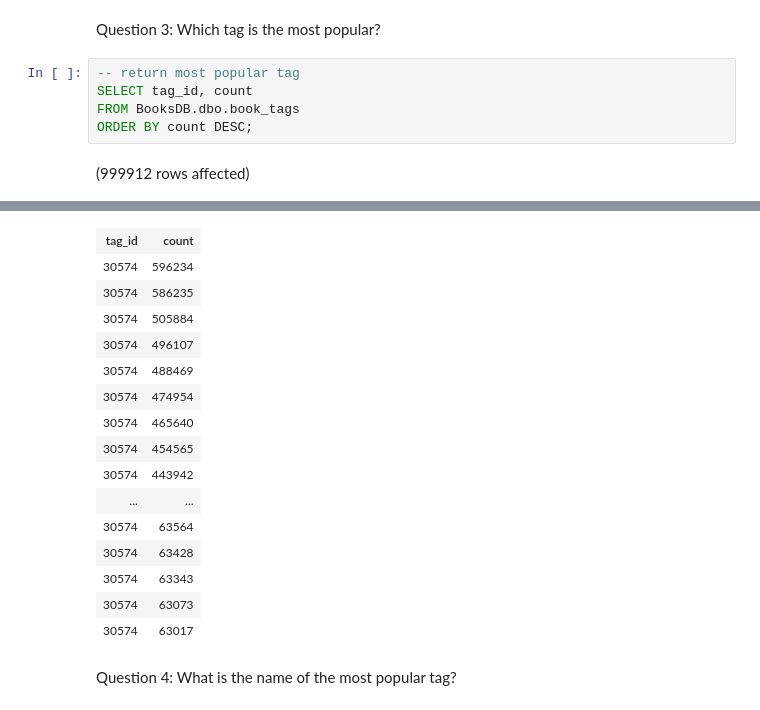
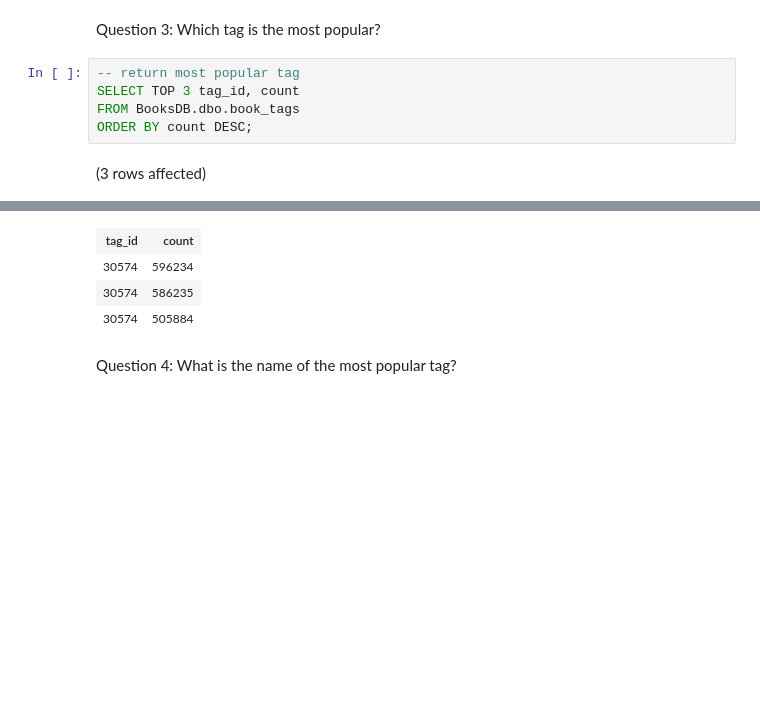
Before and after one commit to Kap19kp/LC-19-Studio, a Jupyter notebook: SQL-Part-1-Studio.ipynb, the cells around one changed output, grey strips where cells are left out. Cells and saved outputs as stored; diff of their text form; blank space fills up the shorter version.

Commit message:
Corrected Question 3 Table

```diff
--- a/SQL-Part-1-Studio.ipynb
+++ b/SQL-Part-1-Studio.ipynb
@@ -63,8 +63,8 @@ Total execution time: 00:00:00.142
 Question 3: Which tag is the most popular?
 # %%
 -- return most popular tag
-SELECT tag_id, count
+SELECT TOP 3 tag_id, count
 FROM BooksDB.dbo.book_tags
 ORDER BY count DESC;
 # %% [output]
-(999912 rows affected)
+(3 rows affected)
@@ -73,19 +72,7 @@ Total execution time: 00:00:21.482
 | tag_id | count |
 | 30574 | 596234 |
 | 30574 | 586235 |
 | 30574 | 505884 |
-| 30574 | 496107 |
-| 30574 | 488469 |
-| 30574 | 474954 |
-| 30574 | 465640 |
-| 30574 | 454565 |
-| 30574 | 443942 |
-| ... | ... |
-| 30574 | 63564 |
-| 30574 | 63428 |
-| 30574 | 63343 |
-| 30574 | 63073 |
-| 30574 | 63017 |
 # %% [markdown]
 Question 4: What is the name of the most popular tag?
 # %%
```
Also changed, not shown: parts of 1 cell of this notebook.
